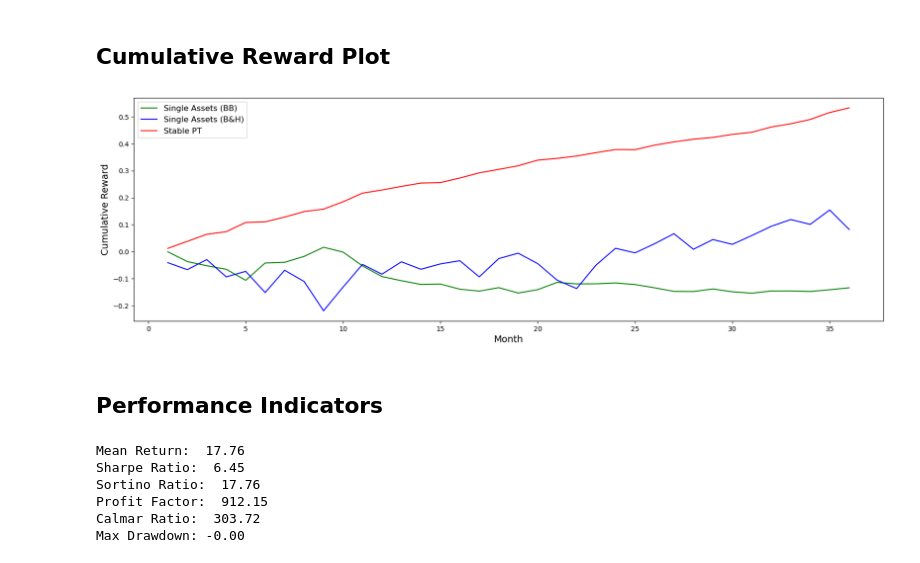
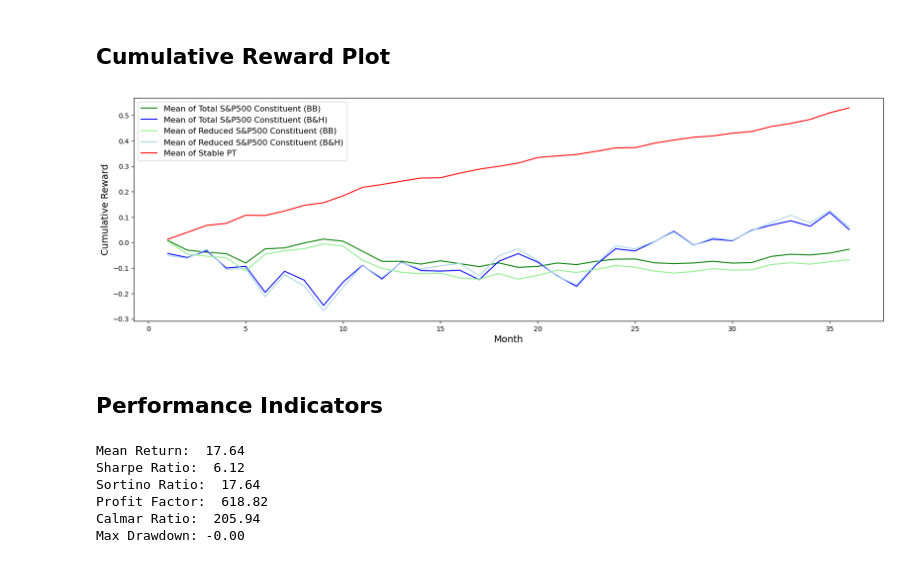
Before and after one commit to DanielHYLai/pairs-trading-with-reinforcement-learning, a Jupyter notebook: pairs-selection/comparison_oos_pairs_reduced.ipynb, the cells around one changed output. Drawn from its saved outputs; the diff is of its cells as text; code cells hidden in the pictures.

Commit message:
feat: Reorganize the comparison results

```diff
--- a/pairs-selection/comparison_oos_pairs_reduced.ipynb
+++ b/pairs-selection/comparison_oos_pairs_reduced.ipynb
@@ -256,0 +308,2 @@ plt.show()
+# %%
+single_result_total_BandH_table = pd.DataFrame(single_result_total_BandH, index=tickers_total)
@@ -256,0 +381,10 @@ plt.show()
+# %%
+single_result_total_BB_table = pd.DataFrame(single_result_total_BB, index=tickers_total)
+# %%
+single_result_total_BandH_table.columns = static_pairs_table.columns  # adjust the column name
+
+plot_data_merge_total = pd.concat([static_pairs_table, single_result_total_BandH_table], axis=0)
+plot_data_merge_total["type"] = ["Static PT"] * len(static_pairs_table) + ["Single Assets"] * len(single_result_total_BandH_table)
+
+plot_data_merge_total = plot_data_merge_total.melt(id_vars="type", var_name="time", value_name="value")
+plot_data_merge_total["time"] = plot_data_merge_total["time"] + 1
@@ -256,0 +404,8 @@ plt.show()
+# %%
+single_result_total_BB_table.columns = static_pairs_table.columns  # adjust the column name
+
+plot_data_merge_total_BB = pd.concat([static_pairs_table, single_result_total_BB_table], axis=0)
+plot_data_merge_total_BB["type"] = ["Static PT"] * len(static_pairs_table) + ["Single Assets"] * len(single_result_total_BB_table)
+
+plot_data_merge_total_BB = plot_data_merge_total_BB.melt(id_vars="type", var_name="time", value_name="value")
+plot_data_merge_total_BB["time"] = plot_data_merge_total_BB["time"] + 1
@@ -257,31 +490,39 @@ plt.show()
 # %% [markdown]
 ## Cumulative Reward Plot
 # %%
+static_pairs_mean = static_pairs_table.mean(axis=0)
+single_mean_BandH = single_result_BandH_table.mean(axis=0)
+single_mean_BB = single_result_BB_table.mean(axis=0)
+single_mean_total_BandH = single_result_total_BandH_table.mean(axis=0)
+single_mean_total_BB = single_result_total_BB_table.mean(axis=0)
+
 plt.figure(figsize=(20, 6))
-plt.plot(range(1, 37), single_median_BB.cumsum(), color="green", label="Single Assets (BB)")
-plt.plot(range(1, 37), single_median_BandH.cumsum(), color="blue", label="Single Assets (B&H)")
-plt.plot(range(1, 37), static_pairs_median.cumsum(), color="red", label="Stable PT")
+plt.plot(range(1, 37), single_mean_total_BB.cumsum(), color="green", label="Mean of Total S&P500 Constituent (BB)")
+plt.plot(range(1, 37), single_mean_total_BandH.cumsum(), color="blue", label="Mean of Total S&P500 Constituent (B&H)")
+plt.plot(range(1, 37), single_mean_BB.cumsum(), color="lightgreen", label="Mean of Reduced S&P500 Constituent (BB)")
+plt.plot(range(1, 37), single_mean_BandH.cumsum(), color="lightblue", label="Mean of Reduced S&P500 Constituent (B&H)")
+plt.plot(range(1, 37), static_pairs_mean.cumsum(), color="red", label="Mean of Stable PT")
 plt.xlabel("Month", fontsize=14)
 plt.ylabel("Cumulative Reward", fontsize=14)
 plt.legend(fontsize=12)
-# plt.title("Strategy: Buy-and-Hold", fontsize=16)
+# plt.title("Target: Reduced S&P500 Constituent", fontsize=16)
 plt.show()
 # %% [output]
-[figure, old version]
+[figure, new version]
 # %% [markdown]
 ## Performance Indicators
 # %%
-print(f"Mean Return: {mean_return(static_pairs_median) * 100: .2f}")
-print(f"Sharpe Ratio: {sharpe_ratio(static_pairs_median): .2f}")
-print(f"Sortino Ratio: {sortino_ratio(static_pairs_median): .2f}")
-print(f"Profit Factor: {profit_factor(static_pairs_median): .2f}")
-print(f"Calmar Ratio: {calmar_ratio(static_pairs_median): .2f}")
-print(f"Max Drawdown: {max_drawdown(static_pairs_median): .2f}")
+print(f"Mean Return: {mean_return(static_pairs_mean) * 100: .2f}")
+print(f"Sharpe Ratio: {sharpe_ratio(static_pairs_mean): .2f}")
+print(f"Sortino Ratio: {sortino_ratio(static_pairs_mean): .2f}")
+print(f"Profit Factor: {profit_factor(static_pairs_mean): .2f}")
+print(f"Calmar Ratio: {calmar_ratio(static_pairs_mean): .2f}")
+print(f"Max Drawdown: {max_drawdown(static_pairs_mean): .2f}")
 # %% [output]
-Mean Return:  17.76
-Sharpe Ratio:  6.45
-Sortino Ratio:  17.76
-Profit Factor:  912.15
-Calmar Ratio:  303.72
+Mean Return:  17.64
+Sharpe Ratio:  6.12
+Sortino Ratio:  17.64
+Profit Factor:  618.82
+Calmar Ratio:  205.94
 Max Drawdown: -0.00
 # %%
```
Also changed, not shown: parts of 28 cells of this notebook, 2 other files.
